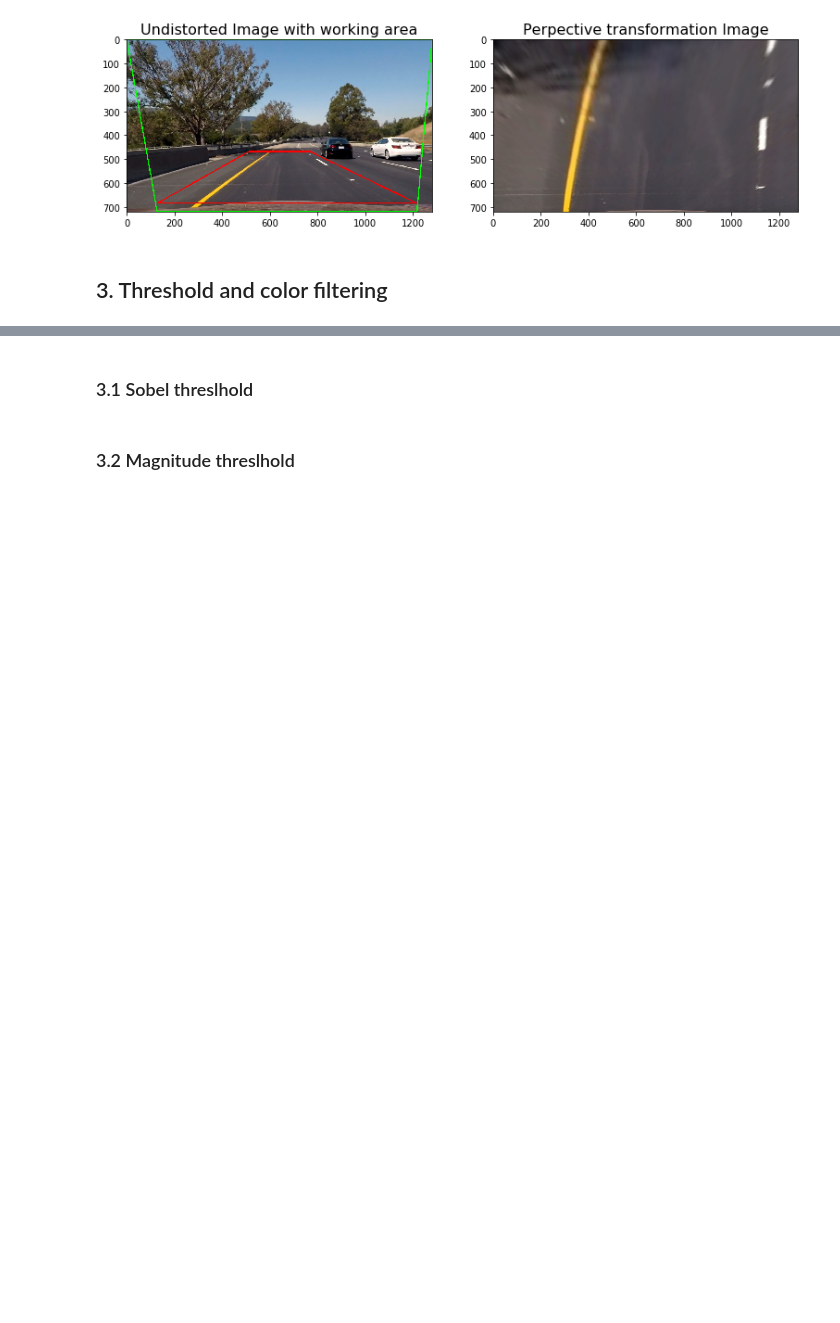
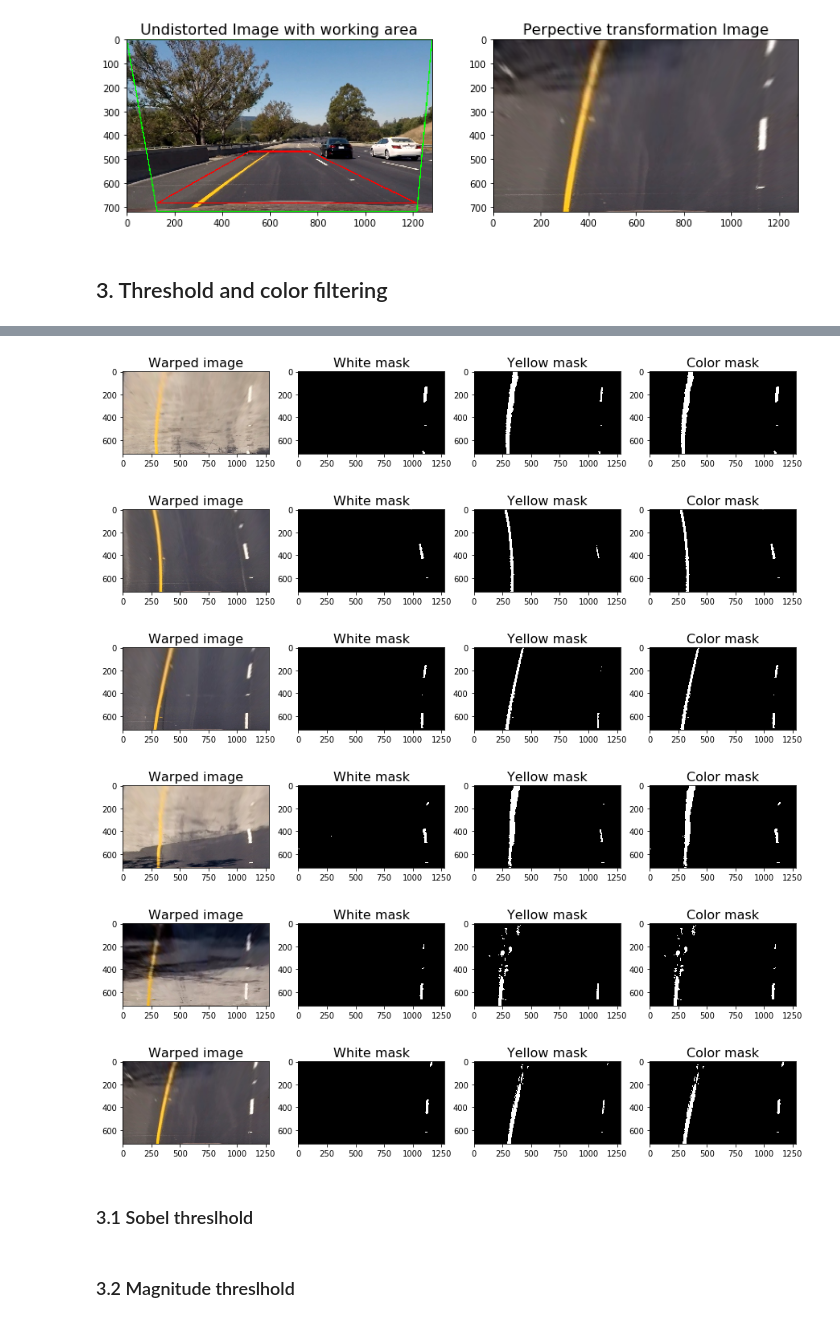
Before and after one commit to edgarcgarzon/CarND-Advanced-Lane-Lines-P4, a Jupyter notebook: AdvancedLaneLines.ipynb, the cells around one changed output, grey strips where cells are left out. Saved outputs shown, nothing was run; the diff lists cells and outputs as text; code cells hidden in the pictures; blank space fills up the shorter version.

```diff
--- a/AdvancedLaneLines.ipynb
+++ b/AdvancedLaneLines.ipynb
@@ -199,3 +262,50 @@ for idx, fname in enumerate(images):
+# %%
+#Color mask
+sensitivity = 45
+WhiteLowMask  = [ 0, 255-sensitivity, 0]
+WhiteHighMask = [255, 255, 255]
+
+#yellow mask
+sensitivity = 125
+YellowLowMask  = [ 0, 0, 255-sensitivity]
+YellowHighMask = [100, 255, 255]
+
+for img in imgs:
+
+    #Pipeline: Get the perspective transformation of the undistorted images and apply color filter
+    img = undistortImg(img, mtx, dist)
+    imgWarped, M, Mi = birdEye(img, src, dst)
+    imgWhiteMask, imgWhiteDesc = HLSFilter(imgWarped, WhiteLowMask, WhiteHighMask)
+    imgYellowMask, imgYellowDesc = HLSFilter(imgWarped, YellowLowMask, YellowHighMask)
+
+    def CombMask(mask_1, mask_2):
+        comb = np.zeros_like(mask_1)
+        comb[(mask_1 == 1) | (mask_2 == 1)] = 1
+        return comb
+
+    ImgMask = CombMask(imgWhiteMask, imgYellowMask)
+
+    #display transformation images and color filter
+    f, axarr = plt.subplots(1, 4, figsize=(15,5))
+
+    axarr[0].imshow(imgWarped)
+    axarr[0].set_title('Warped image', fontsize=16)
+
+    axarr[1].imshow(imgWhiteMask, cmap='gray')
+    axarr[1].set_title('White mask', fontsize=16)
+
+    axarr[2].imshow(imgYellowMask, cmap='gray')
+    axarr[2].set_title('Yellow mask', fontsize=16)
+
+    axarr[3].imshow(ImgMask, cmap='gray')
+    axarr[3].set_title('Color mask', fontsize=16)
+# %% [output]
+[figure, added]
+[figure, added]
+[figure, added]
+[figure, added]
+[figure, added]
+[figure, added]
 # %% [markdown]
 ### 3.1 Sobel threslhold
 # %% [markdown]
```
Also changed, not shown: parts of 5 cells of this notebook.
